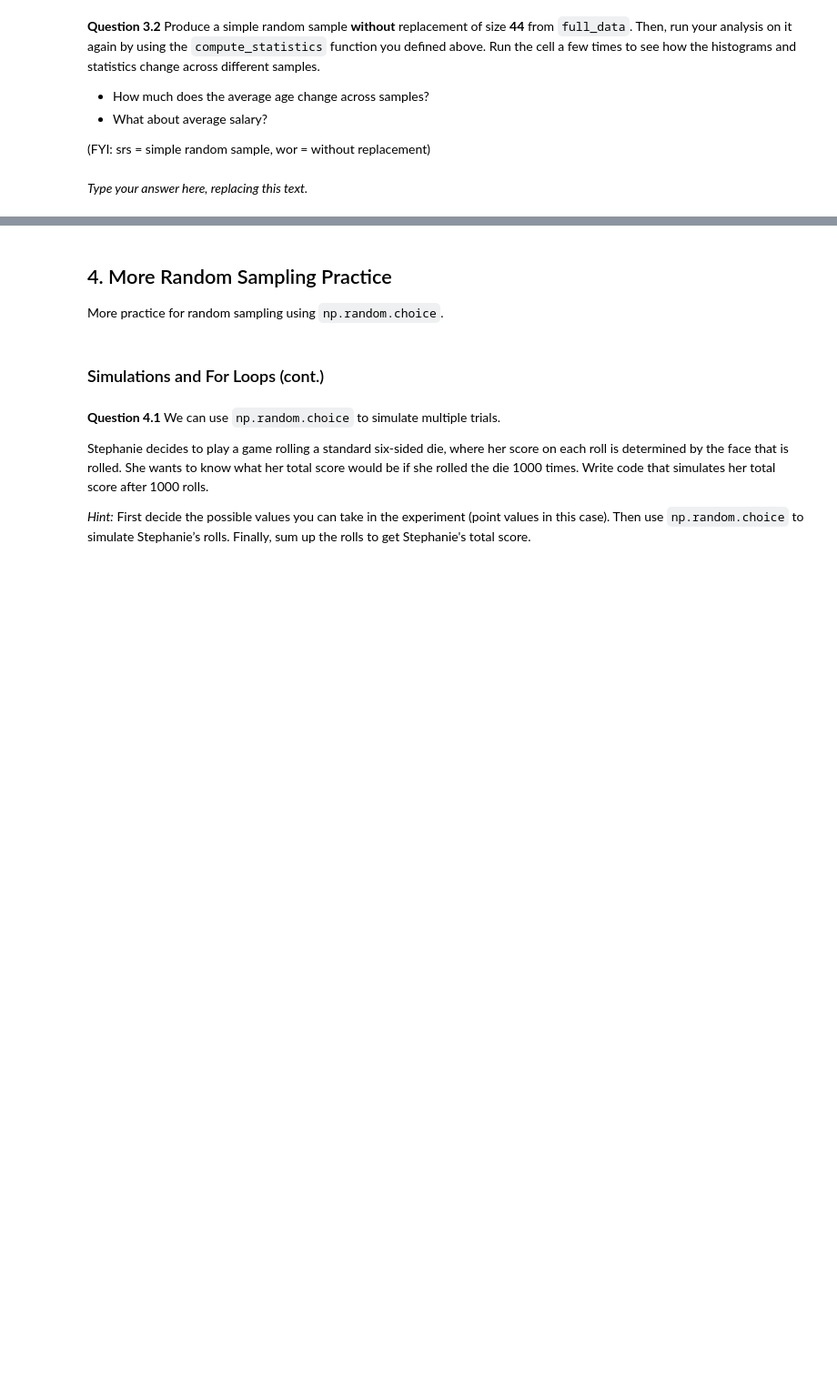
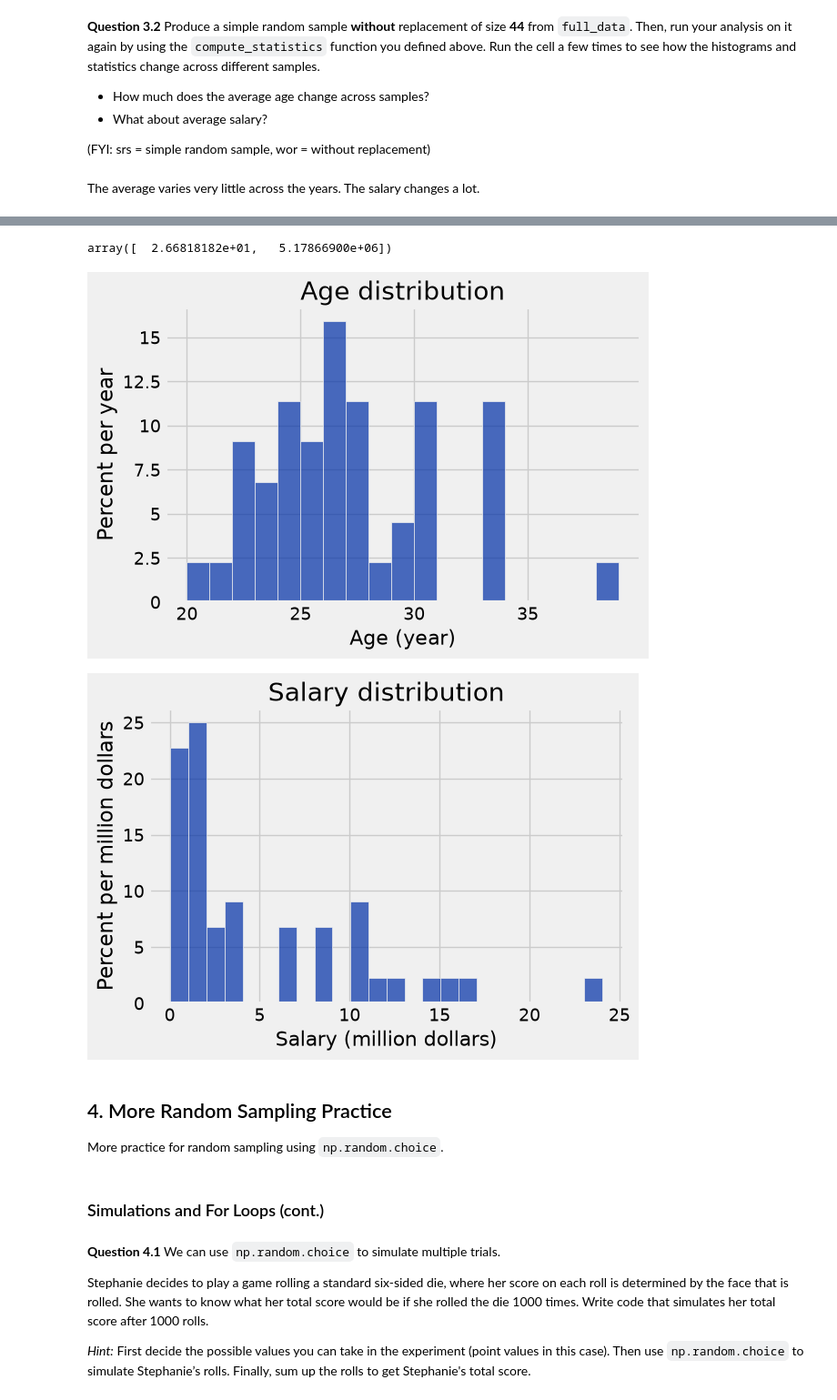
Before and after one commit to Tater-23/Data1, a Jupyter notebook: Lab 5 - Simulation/lab05.ipynb, the cells around one changed output, grey strips where cells are left out. Shown at 91% size. Saved outputs shown, nothing was run; the diff lists cells and outputs as text; code cells hidden in the pictures; blank space fills up the shorter version.

```diff
--- a/Lab 5 - Simulation/lab05.ipynb
+++ b/Lab 5 - Simulation/lab05.ipynb
@@ -381,14 +436,18 @@ salary_data.sample(5, with_replacement=False)
 - What about average salary?
 
 (FYI: srs = simple random sample, wor = without replacement)
-# %% [markdown]
-_Type your answer here, replacing this text._
+# %% [markdown]
+The average varies very little across the years. The salary changes a lot.
 # %% [markdown]
 <!-- BEGIN QUESTION -->
 # %%
-my_small_srswor_data = ...
-my_small_stats = ...
+my_small_srswor_data = full_data.sample(44, with_replacement=False)
+my_small_stats = compute_statistics(my_small_srswor_data)
 my_small_stats
+# %% [output]
+array([  2.66818182e+01,   5.17866900e+06])
+[figure, added]
+[figure, added]
 # %% [markdown]
 <!-- END QUESTION -->
 
```
Also changed, not shown: parts of 20 cells of this notebook, 2 other files.
